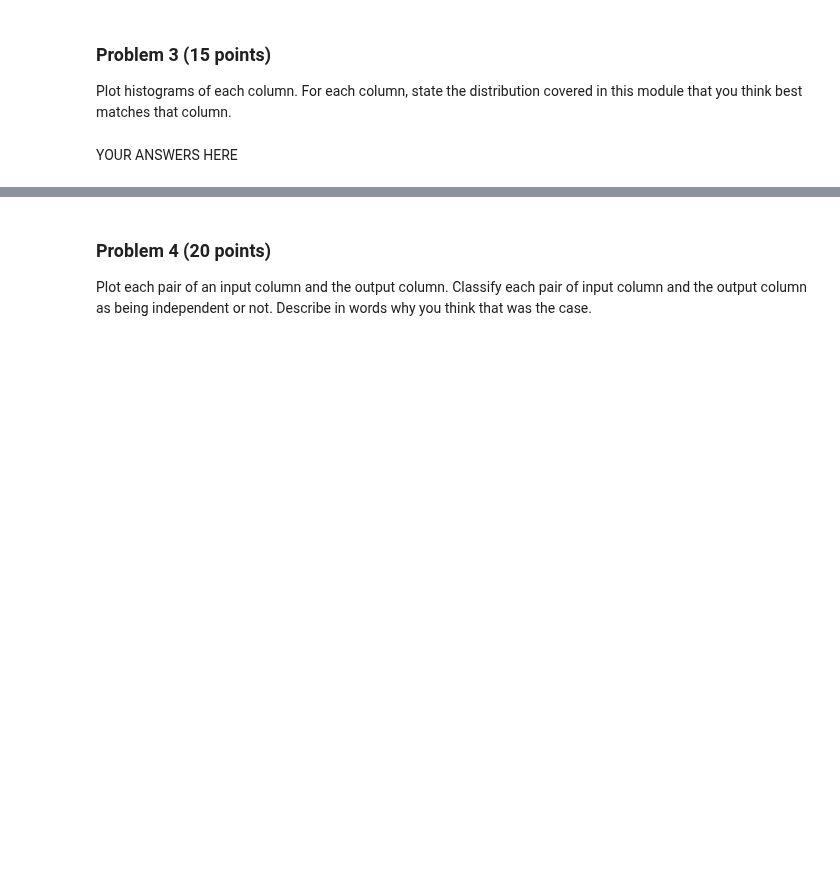
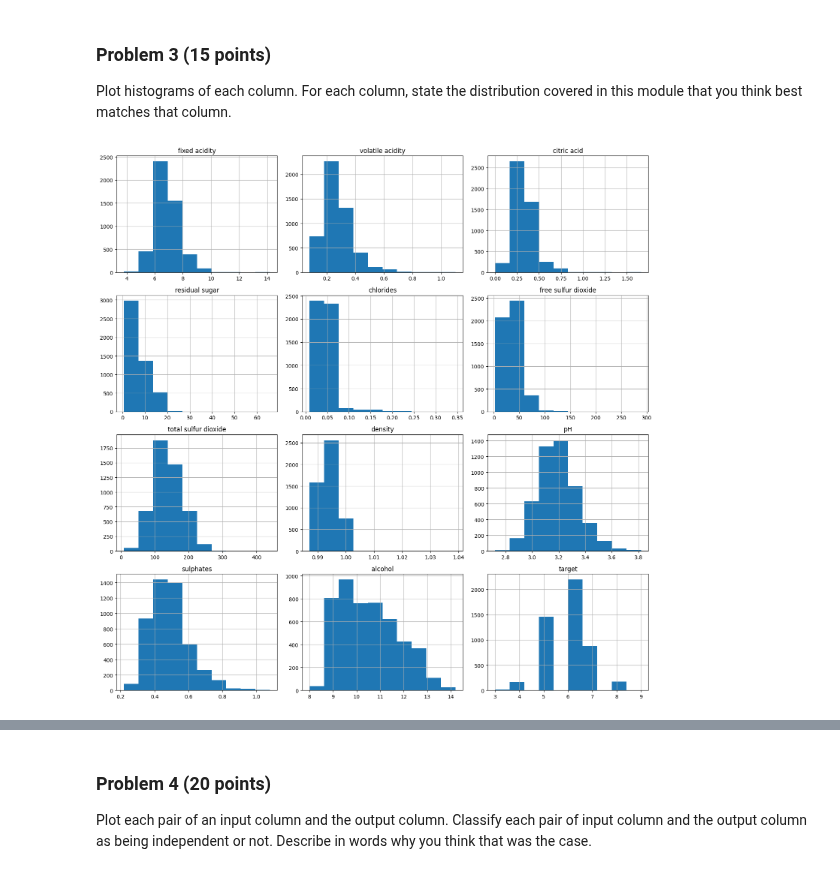
Before and after one commit to aqds-hub/Learning, a Jupyter notebook: dx601-final-project-main/project.ipynb, the cells around one changed output, grey strips where cells are left out. Cells and saved outputs as stored; diff of their text form; code cells hidden in the pictures; blank space fills up the shorter version.

```diff
--- a/dx601-final-project-main/project.ipynb
+++ b/dx601-final-project-main/project.ipynb
@@ -76,0 +75,7 @@ If the data set you choose has more than ten columns, you may limit later analys
+# %%
+# YOUR CODE HERE
+
+link = "https://github.com/EpistasisLab/pmlb/raw/refs/heads/master/datasets/wine_quality_white/wine_quality_white.tsv.gz"
+
+wine_data = pd.read_csv(link, sep="\t")
+wine_data.sample(n=10)
@@ -92,5 +147,9 @@ Plot histograms of each column.
 For each column, state the distribution covered in this module that you think best matches that column.
 # %%
 # YOUR CODE HERE
+
+wine_data.hist(figsize=(15, 15))
+plt.tight_layout()
+plt.show()
+# %% [output]
+[figure, added]
-# %% [markdown]
-YOUR ANSWERS HERE
```
Also changed, not shown: parts of 31 cells of this notebook.
